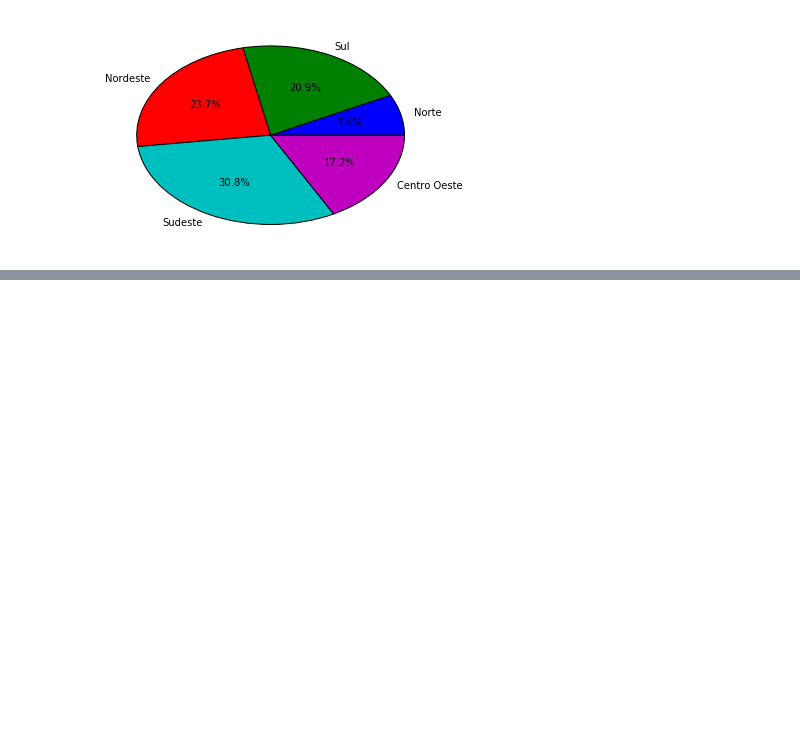
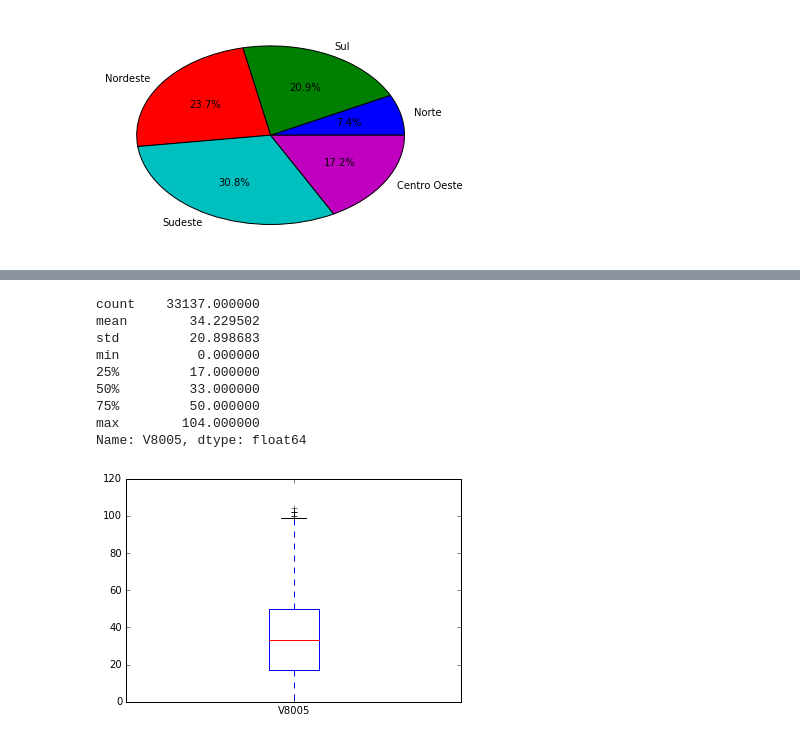
Before and after one commit to filipefborba/CD, a Jupyter notebook: Aula 2/Analise_GOLD_21.ipynb, the cells around one changed output, grey strips where cells are left out. Cells and saved outputs as stored; diff of their text form; code cells hidden in the pictures; blank space fills up the shorter version.

```diff
--- a/Aula 2/Aula02 Atividade Variáveis Qualitativas com PNAD.ipynb
+++ b/Aula 2/Analise_GOLD_21.ipynb
@@ -578,0 +620,15 @@ plt.pie(lista_dados_regiao, labels = labelsR, autopct = '%1.1f%%')
+# %%
+#Idade MG
+plot = idademg.plot(kind='box')
+idademg.describe()
+# %% [output]
+count    33137.000000
+mean        34.229502
+std         20.898683
+min          0.000000
+25%         17.000000
+50%         33.000000
+75%         50.000000
+max        104.000000
+Name: V8005, dtype: float64
+[figure, added]
```
Also changed, not shown: parts of 13 cells of this notebook, 1 other file.
